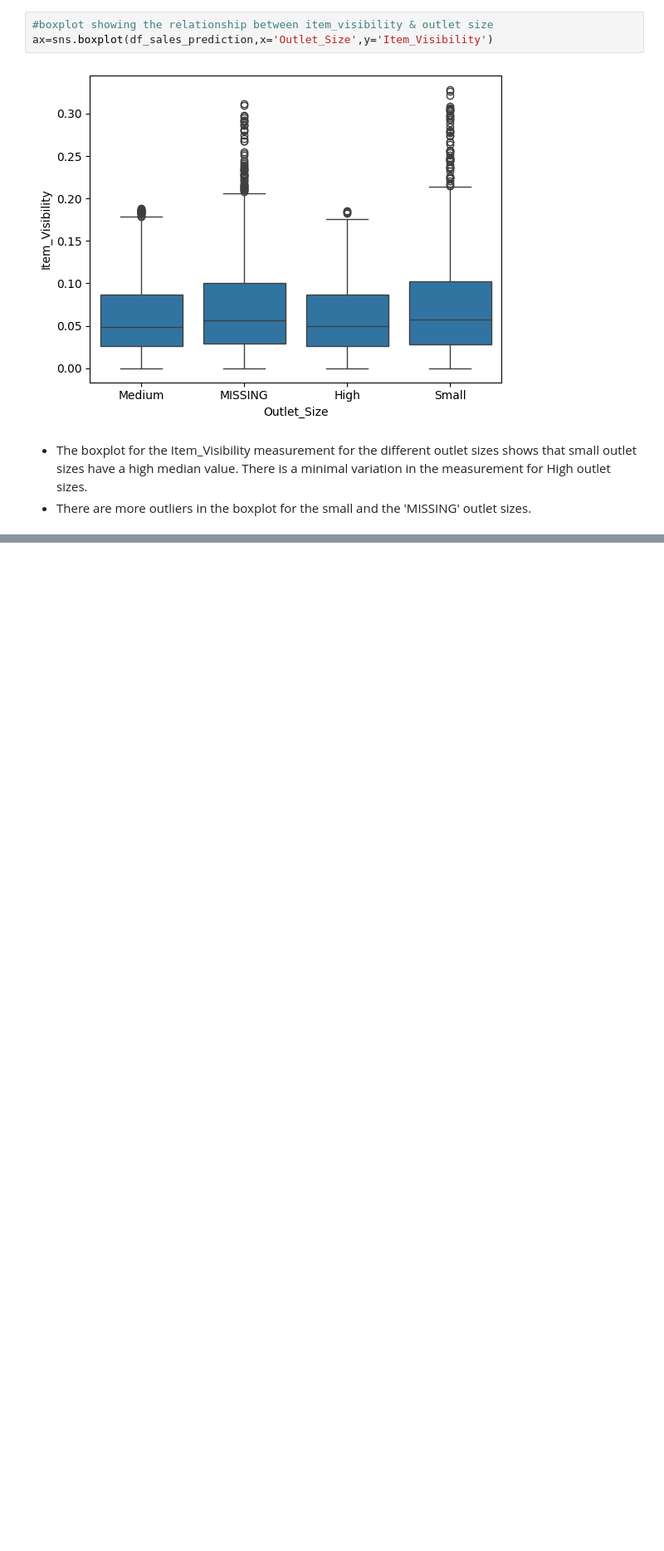
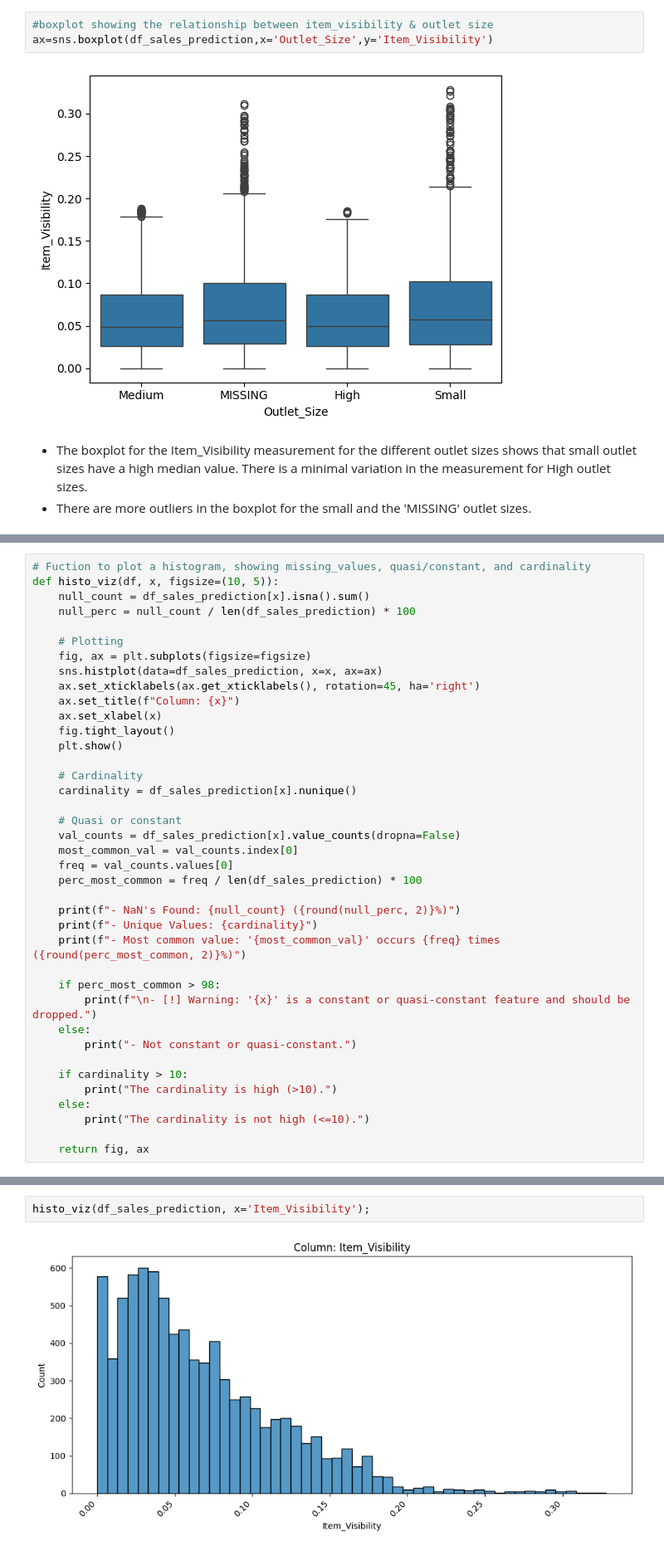
Before and after one commit to gladysbabs/Prediction-of-Product-Sales, a Jupyter notebook: Prediction_of_Product_Sales.ipynb, the cells around one changed output, grey strips where cells are left out. Shown at 83% size. Cells and saved outputs as stored; diff of their text form; blank space fills up the shorter version.

```diff
--- a/Prediction_of_Product_Sales.ipynb
+++ b/Prediction_of_Product_Sales.ipynb
@@ -282,0 +361,39 @@ ax=sns.boxplot(df_sales_prediction,x='Outlet_Size',y='Item_Visibility')
+# %%
+# Fuction to plot a histogram, showing missing_values, quasi/constant, and cardinality
+def histo_viz(df, x, figsize=(10, 5)):
+    null_count = df_sales_prediction[x].isna().sum()
+    null_perc = null_count / len(df_sales_prediction) * 100
+
+    # Plotting
+    fig, ax = plt.subplots(figsize=figsize)
+    sns.histplot(data=df_sales_prediction, x=x, ax=ax)
+    ax.set_xticklabels(ax.get_xticklabels(), rotation=45, ha='right')
+    ax.set_title(f"Column: {x}")
+    ax.set_xlabel(x)
+    fig.tight_layout()
+    plt.show()
+
+    # Cardinality
+    cardinality = df_sales_prediction[x].nunique()
+
+    # Quasi or constant
+    val_counts = df_sales_prediction[x].value_counts(dropna=False)
+    most_common_val = val_counts.index[0]
+    freq = val_counts.values[0]
+    perc_most_common = freq / len(df_sales_prediction) * 100
+
+    print(f"- NaN's Found: {null_count} ({round(null_perc, 2)}%)")
+    print(f"- Unique Values: {cardinality}")
+    print(f"- Most common value: '{most_common_val}' occurs {freq} times ({round(perc_most_common, 2)}%)")
+
+    if perc_most_common > 98:
+        print(f"\n- [!] Warning: '{x}' is a constant or quasi-constant feature and should be dropped.")
+    else:
+        print("- Not constant or quasi-constant.")
+
+    if cardinality > 10:
+        print("The cardinality is high (>10).")
+    else:
+        print("The cardinality is not high (<=10).")
+
+    return fig, ax
@@ -282,0 +526,4 @@ ax=sns.boxplot(df_sales_prediction,x='Outlet_Size',y='Item_Visibility')
+# %%
+histo_viz(df_sales_prediction, x='Item_Visibility');
+# %% [output]
+[figure, added]
```
Also changed, not shown: parts of 79 cells of this notebook.
